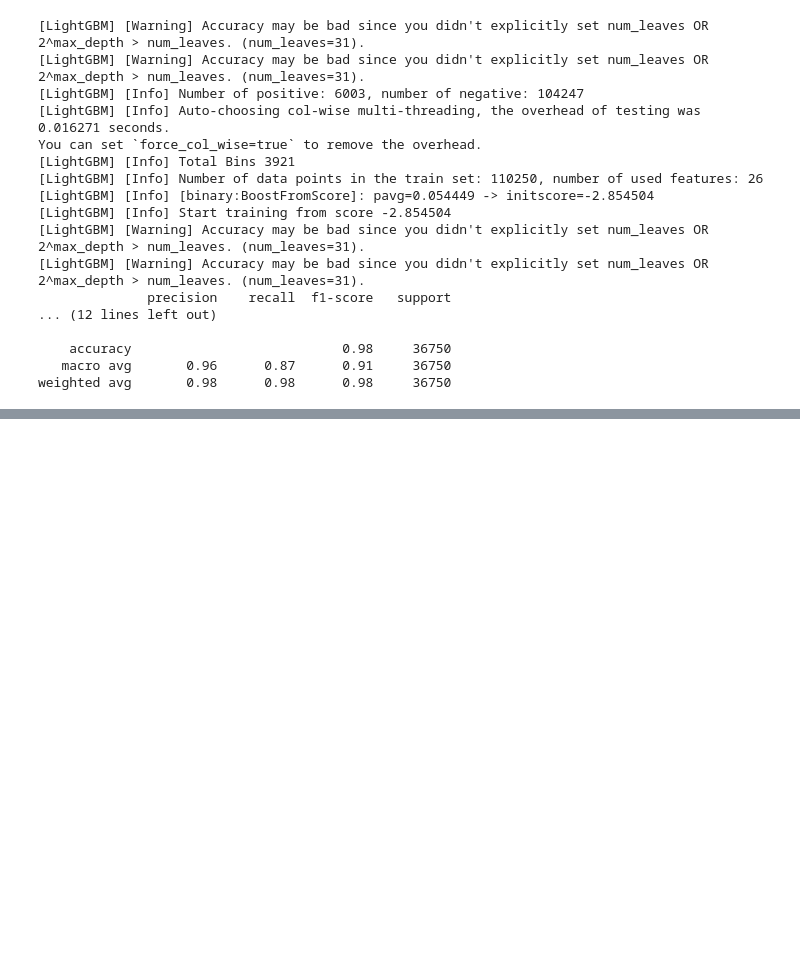
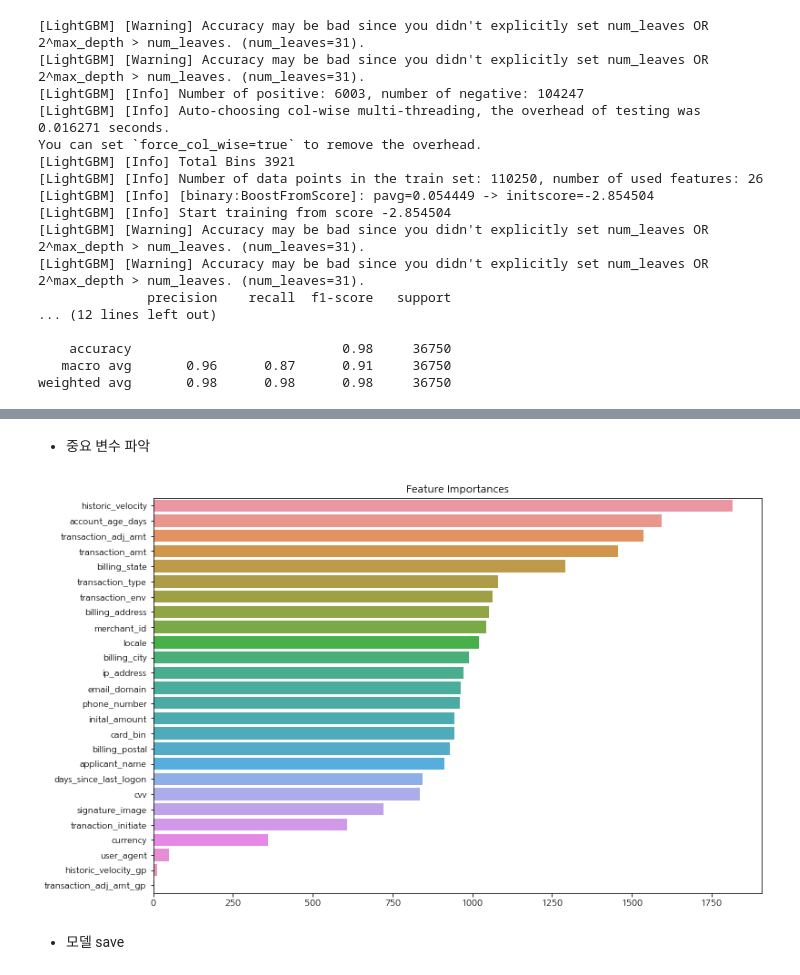
Before and after one commit to seonydg/ml-classification-predicting-credit-card-fraud-transactions, a Jupyter notebook: Predicting Credit Card Fraud Transactions.ipynb, the cells around one changed output, grey strips where cells are left out. Cells and saved outputs as stored; diff of their text form; code cells hidden in the pictures; blank space fills up the shorter version.

Commit message:
feat : model test & feature importances

```diff
--- a/Predicting Credit Card Fraud Transactions.ipynb
+++ b/Predicting Credit Card Fraud Transactions.ipynb
@@ -623,0 +638,15 @@ weighted avg       0.98      0.98      0.98     36750
+# %% [markdown]
+- 중요 변수 파악
+# %%
+ftr_importances_values = model.feature_importances_
+ftr_importance = pd.Series(ftr_importances_values, index=train_x.columns)
+ftr_top = ftr_importance.sort_values(ascending=False)
+
+plt.figure(figsize=(12, 8))
+plt.title('Feature Importances')
+sns.barplot(x=ftr_top, y=ftr_top.index)
+plt.show()
+# %% [output]
+[figure, added]
+# %% [markdown]
+- 모델 save
```
Also changed, not shown: parts of 2 cells of this notebook.
